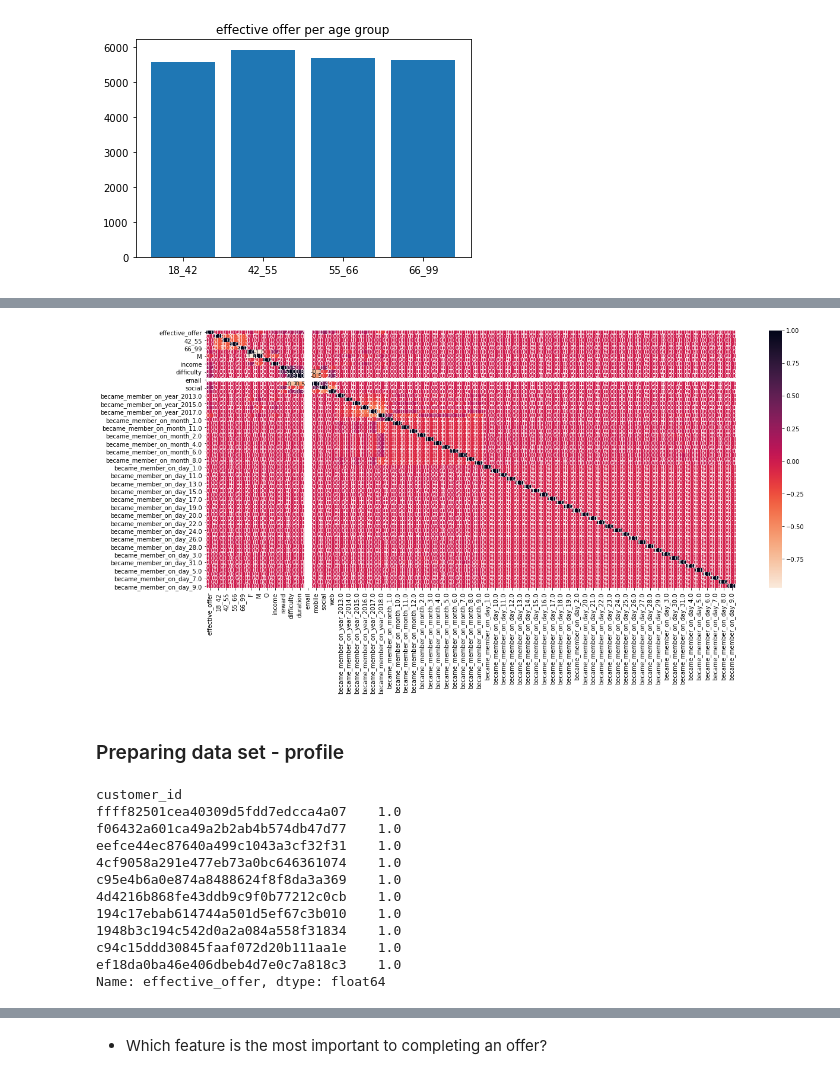
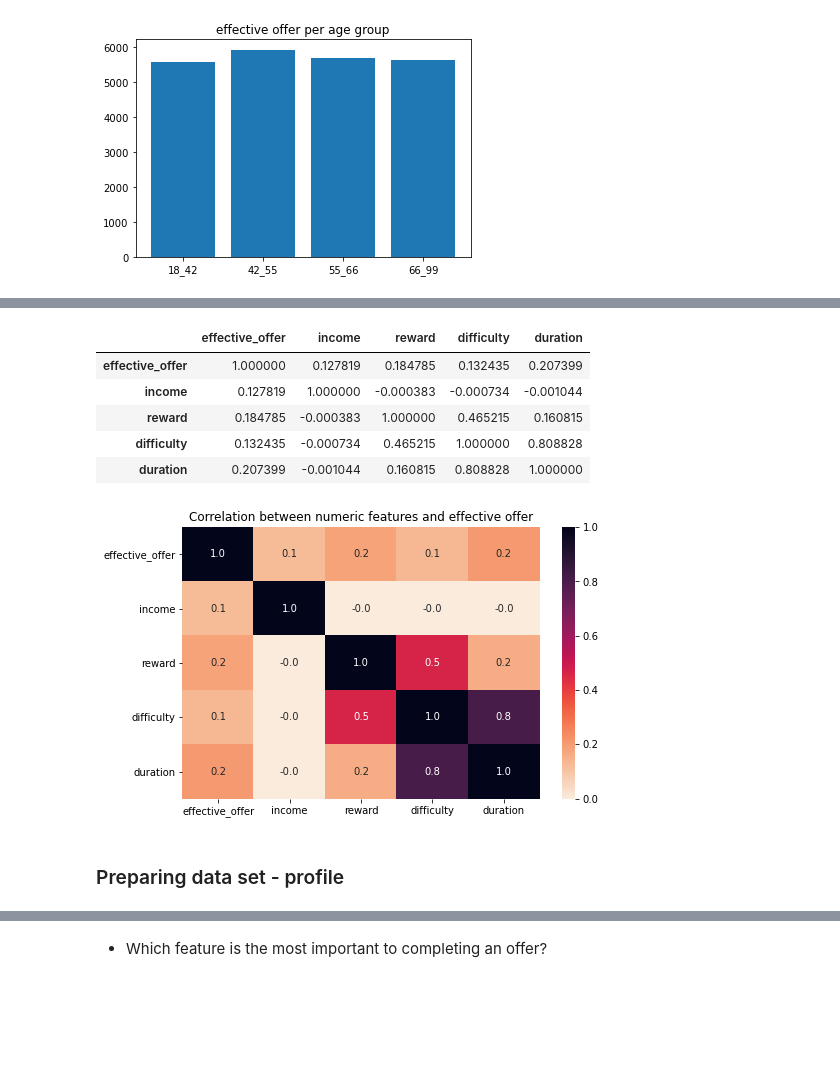
Before and after one commit to xmjuan/starbucks_capstone, a Jupyter notebook: Starbucks_Capstone_notebook.ipynb, the cells around one changed output, grey strips where cells are left out. Drawn from its saved outputs; the diff is of its cells as text; code cells hidden in the pictures; blank space fills up the shorter version.

```diff
--- a/Starbucks_Capstone_notebook.ipynb
+++ b/Starbucks_Capstone_notebook.ipynb
@@ -746,10 +717,0 @@ plt.title('number of offers by event type per age group');
-# %%
-def concat_model_df():
-    df = transcript_df.merge(profile_new, how='left', left_on='person', right_on='id')
-    df = df.merge(portfolio_new, how='left', left_on ='offer_id', right_on='id')
-    df = df.drop(['offer completed','offer received', 'offer viewed', 'id_x', 'id_y'], axis=1)
-    df.rename(columns={'person':'customer_id'}, inplace=True)
-    df = df.dropna()
-    return df
-
-model_df = concat_model_df()
@@ -850,22 +860,19 @@ effective_offer_by_feature(['email','mobile','social','web'])
+# %%
+model_df[num_group].corr()
+# %% [output]
+|  | effective_offer | income | reward | difficulty | duration |
+| effective_offer | 1.000000 | 0.127819 | 0.184785 | 0.132435 | 0.207399 |
+| income | 0.127819 | 1.000000 | -0.000383 | -0.000734 | -0.001044 |
+| reward | 0.184785 | -0.000383 | 1.000000 | 0.465215 | 0.160815 |
+| difficulty | 0.132435 | -0.000734 | 0.465215 | 1.000000 | 0.808828 |
+| duration | 0.207399 | -0.001044 | 0.160815 | 0.808828 | 1.000000 |
 # %%
-plt.figure(figsize=(20,8))
-sb.heatmap(model_df.select_dtypes(include=['float64','int64','uint8']).corr(), cmap='rocket_r', annot=True, fmt='.1f');
+# numeric group
+num_group = ['effective_offer', 'income', 'reward', 'difficulty', 'duration']
+plt.figure(figsize=(8,5))
+sb.heatmap(model_df[num_group].corr(), cmap='rocket_r', annot=True, fmt='.1f')
+plt.title('Correlation between numeric features and effective offer');
 # %% [output]
-[figure, old version]
+[figure, new version]
 # %% [markdown]
 ### Preparing data set - profile
-# %%
-model_df.groupby('customer_id')['effective_offer'].mean().sort_values(ascending=False).head(10)
-# %% [output]
-customer_id
-ffff82501cea40309d5fdd7edcca4a07    1.0
-f06432a601ca49a2b2ab4b574db47d77    1.0
-eefce44ec87640a499c1043a3cf32f31    1.0
-4cf9058a291e477eb73a0bc646361074    1.0
-c95e4b6a0e874a8488624f8f8da3a369    1.0
-4d4216b868fe43ddb9c9f0b77212c0cb    1.0
-194c17ebab614744a501d5ef67c3b010    1.0
-1948b3c194c542d0a2a084a558f31834    1.0
-c94c15ddd30845faaf072d20b111aa1e    1.0
-ef18da0ba46e406dbeb4d7e0c7a818c3    1.0
-Name: effective_offer, dtype: float64
```
Also changed, not shown: parts of 50 cells of this notebook.
